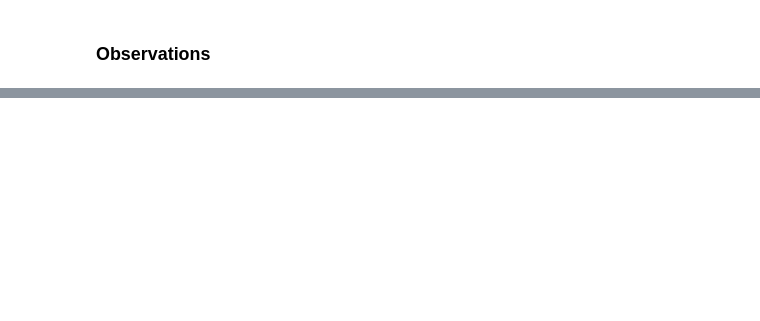
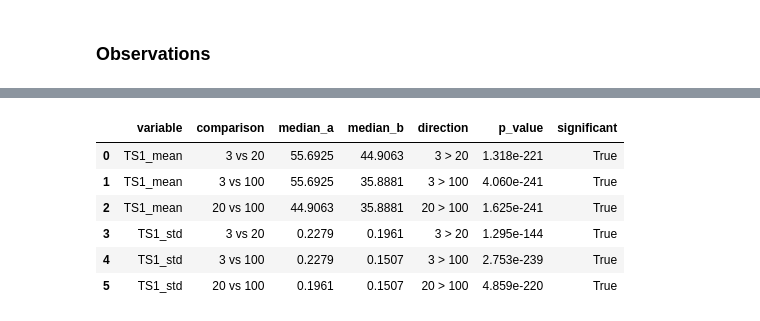
Before and after one commit to Vanya2307/Predictive-Maintenance-Fluid-Systems, a Jupyter notebook: drafts/03_draft_scratchpad.ipynb, the cells around one changed output, grey strips where cells are left out. Saved outputs shown, nothing was run; the diff lists cells and outputs as text; code cells hidden in the pictures; blank space fills up the shorter version.

```diff
--- a/drafts/03_draft_scratchpad.ipynb
+++ b/drafts/03_draft_scratchpad.ipynb
@@ -679,0 +741,39 @@ At this stage, the MetroPT-3 evidence is therefore better interpreted as directi
+# %%
+# Kruskal-Wallis on TS1_mean and TS1_std by cooler_condition
+# Global Bonferroni correction across k = 5 primary hydraulic tests
+
+GLOBAL_K = 5
+GLOBAL_ALPHA = 0.05 / GLOBAL_K  # 0.010
+
+cooler_features = ['TS1_mean', 'TS1_std']
+cooler_levels = sorted(hydraulics['cooler_condition'].unique())
+
+cooler_kw_results = []
+
+for var in cooler_features:
+    groups = [
+        hydraulics.loc[hydraulics['cooler_condition'] == lvl, var].dropna()
+        for lvl in cooler_levels
+    ]
+    stat, p = kruskal(*groups)
+
+    cooler_kw_results.append({
+        'variable': var,
+        'levels': cooler_levels,
+        'group_sizes': [len(g) for g in groups],
+        'group_medians': [g.median() for g in groups],
+        'H_statistic': stat,
+        'p_value': p,
+        'alpha_bonf': GLOBAL_ALPHA,
+        'significant': p < GLOBAL_ALPHA,
+    })
+
+cooler_kw_df = pd.DataFrame(cooler_kw_results)
+# Clean display formatting
+cooler_kw_df['group_medians'] = cooler_kw_df['group_medians'].apply(
+    lambda vals: [round(v, 4) for v in vals]
+)
+cooler_kw_df['H_statistic'] = cooler_kw_df['H_statistic'].round(4)
+cooler_kw_df['p_value'] = cooler_kw_df['p_value'].apply(lambda p: f"{p:.3e}")
+
+cooler_kw_df
@@ -679,0 +858,13 @@ At this stage, the MetroPT-3 evidence is therefore better interpreted as directi
+# %%
+# Compact view for inline reading
+cooler_pairwise_df[
+    ['variable', 'comparison', 'median_a', 'median_b', 'direction', 'p_value', 'significant']
+]
+# %% [output]
+|  | variable | comparison | median_a | median_b | direction | p_value | significant |
+| 0 | TS1_mean | 3 vs 20 | 55.6925 | 44.9063 | 3 > 20 | 1.318e-221 | True |
+| 1 | TS1_mean | 3 vs 100 | 55.6925 | 35.8881 | 3 > 100 | 4.060e-241 | True |
+| 2 | TS1_mean | 20 vs 100 | 44.9063 | 35.8881 | 20 > 100 | 1.625e-241 | True |
+| 3 | TS1_std | 3 vs 20 | 0.2279 | 0.1961 | 3 > 20 | 1.295e-144 | True |
+| 4 | TS1_std | 3 vs 100 | 0.2279 | 0.1507 | 3 > 100 | 2.753e-239 | True |
+| 5 | TS1_std | 20 vs 100 | 0.1961 | 0.1507 | 20 > 100 | 4.859e-220 | True |
```
Also changed, not shown: parts of 33 cells of this notebook, 3 other files.
